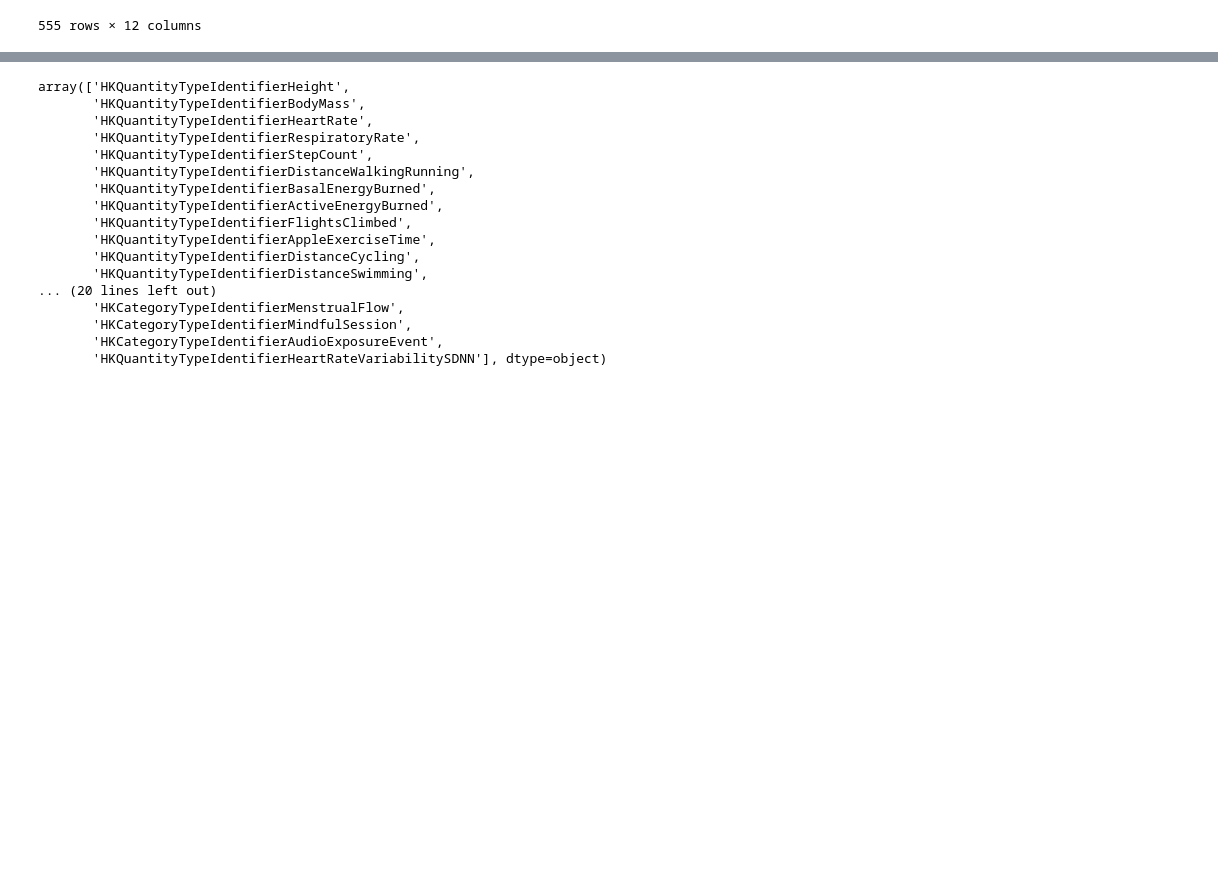
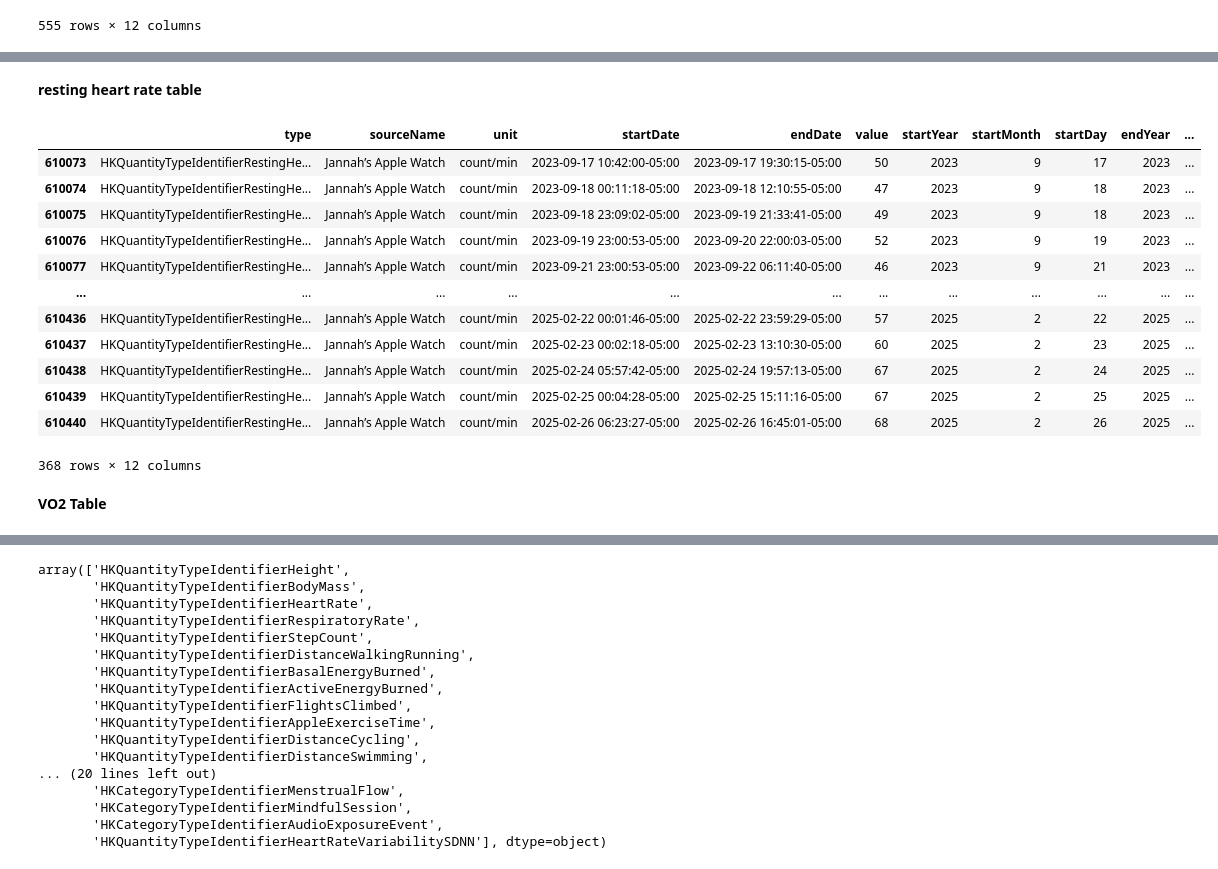
Before and after one commit to YomnaElmousalami/AppleHealthData_Analysis, a Jupyter notebook: Analyze_Sis_health_Data.ipynb, the cells around one changed output, grey strips where cells are left out. Cells and saved outputs as stored; diff of their text form; code cells hidden in the pictures; blank space fills up the shorter version.

```diff
--- a/Analyze_Sis_health_Data.ipynb
+++ b/Analyze_Sis_health_Data.ipynb
@@ -661,0 +681,21 @@ distanceSwimming
+# %% [markdown]
+**resting heart rate table**
+# %%
+restingHeartRate = records_df[records_df['type'] == 'HKQuantityTypeIdentifierRestingHeartRate']
+restingHeartRate
+# %% [output]
+|  | type | sourceName | unit | startDate | endDate | value | startYear | startMonth | startDay | endYear | ... |
+| 610073 | HKQuantityTypeIdentifierRestingHe... | Jannah’s Apple Watch | count/min | 2023-09-17 10:42:00-05:00 | 2023-09-17 19:30:15-05:00 | 50 | 2023 | 9 | 17 | 2023 | ... |
+| 610074 | HKQuantityTypeIdentifierRestingHe... | Jannah’s Apple Watch | count/min | 2023-09-18 00:11:18-05:00 | 2023-09-18 12:10:55-05:00 | 47 | 2023 | 9 | 18 | 2023 | ... |
+| 610075 | HKQuantityTypeIdentifierRestingHe... | Jannah’s Apple Watch | count/min | 2023-09-18 23:09:02-05:00 | 2023-09-19 21:33:41-05:00 | 49 | 2023 | 9 | 18 | 2023 | ... |
+| 610076 | HKQuantityTypeIdentifierRestingHe... | Jannah’s Apple Watch | count/min | 2023-09-19 23:00:53-05:00 | 2023-09-20 22:00:03-05:00 | 52 | 2023 | 9 | 19 | 2023 | ... |
+| 610077 | HKQuantityTypeIdentifierRestingHe... | Jannah’s Apple Watch | count/min | 2023-09-21 23:00:53-05:00 | 2023-09-22 06:11:40-05:00 | 46 | 2023 | 9 | 21 | 2023 | ... |
+| ... | ... | ... | ... | ... | ... | ... | ... | ... | ... | ... | ... |
+| 610436 | HKQuantityTypeIdentifierRestingHe... | Jannah’s Apple Watch | count/min | 2025-02-22 00:01:46-05:00 | 2025-02-22 23:59:29-05:00 | 57 | 2025 | 2 | 22 | 2025 | ... |
+| 610437 | HKQuantityTypeIdentifierRestingHe... | Jannah’s Apple Watch | count/min | 2025-02-23 00:02:18-05:00 | 2025-02-23 13:10:30-05:00 | 60 | 2025 | 2 | 23 | 2025 | ... |
+| 610438 | HKQuantityTypeIdentifierRestingHe... | Jannah’s Apple Watch | count/min | 2025-02-24 05:57:42-05:00 | 2025-02-24 19:57:13-05:00 | 67 | 2025 | 2 | 24 | 2025 | ... |
+| 610439 | HKQuantityTypeIdentifierRestingHe... | Jannah’s Apple Watch | count/min | 2025-02-25 00:04:28-05:00 | 2025-02-25 15:11:16-05:00 | 67 | 2025 | 2 | 25 | 2025 | ... |
+| 610440 | HKQuantityTypeIdentifierRestingHe... | Jannah’s Apple Watch | count/min | 2025-02-26 06:23:27-05:00 | 2025-02-26 16:45:01-05:00 | 68 | 2025 | 2 | 26 | 2025 | ... |
+368 rows × 12 columns
+# %% [markdown]
+**VO2 Table**
```
Also changed, not shown: parts of 45 cells of this notebook.
